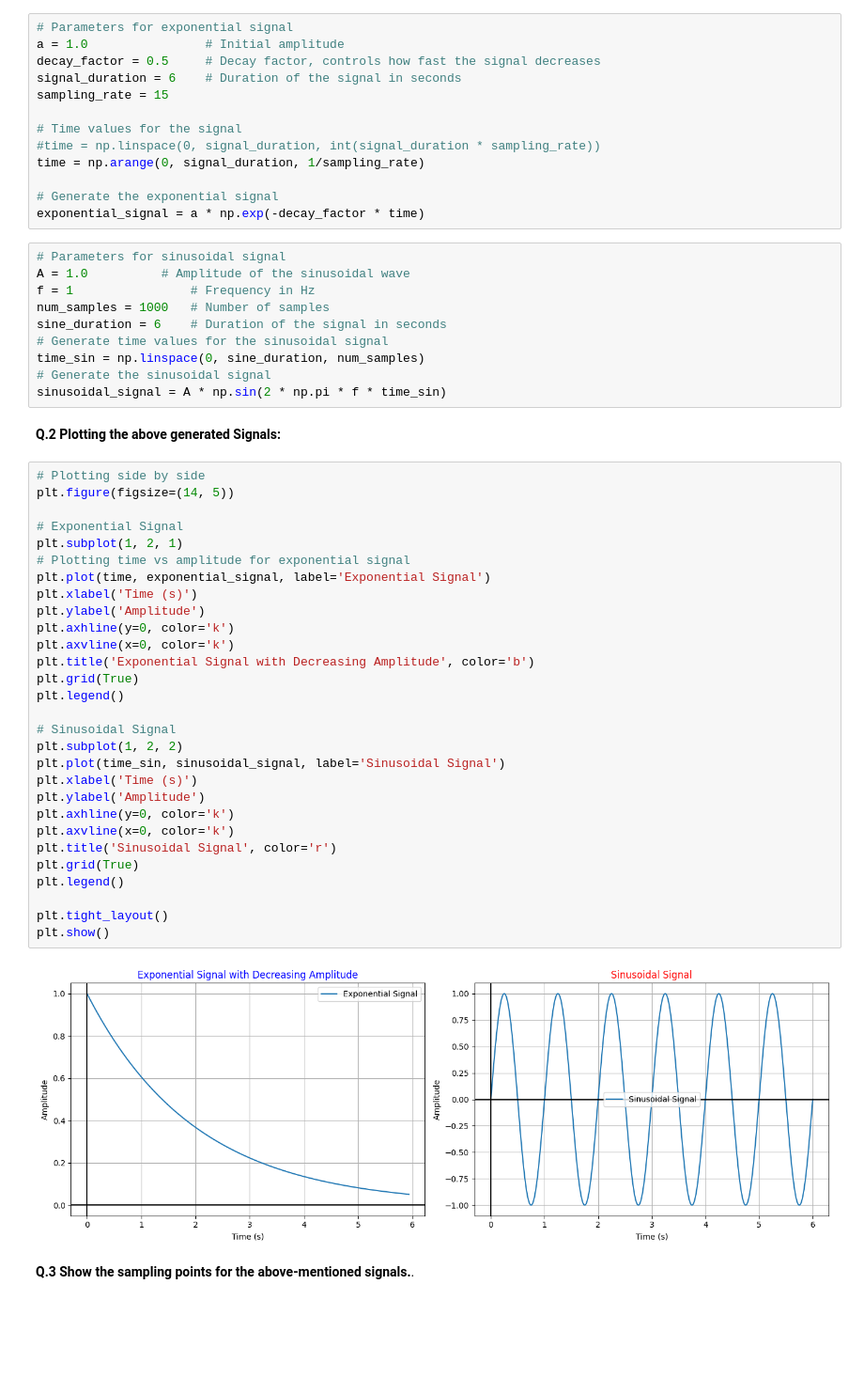
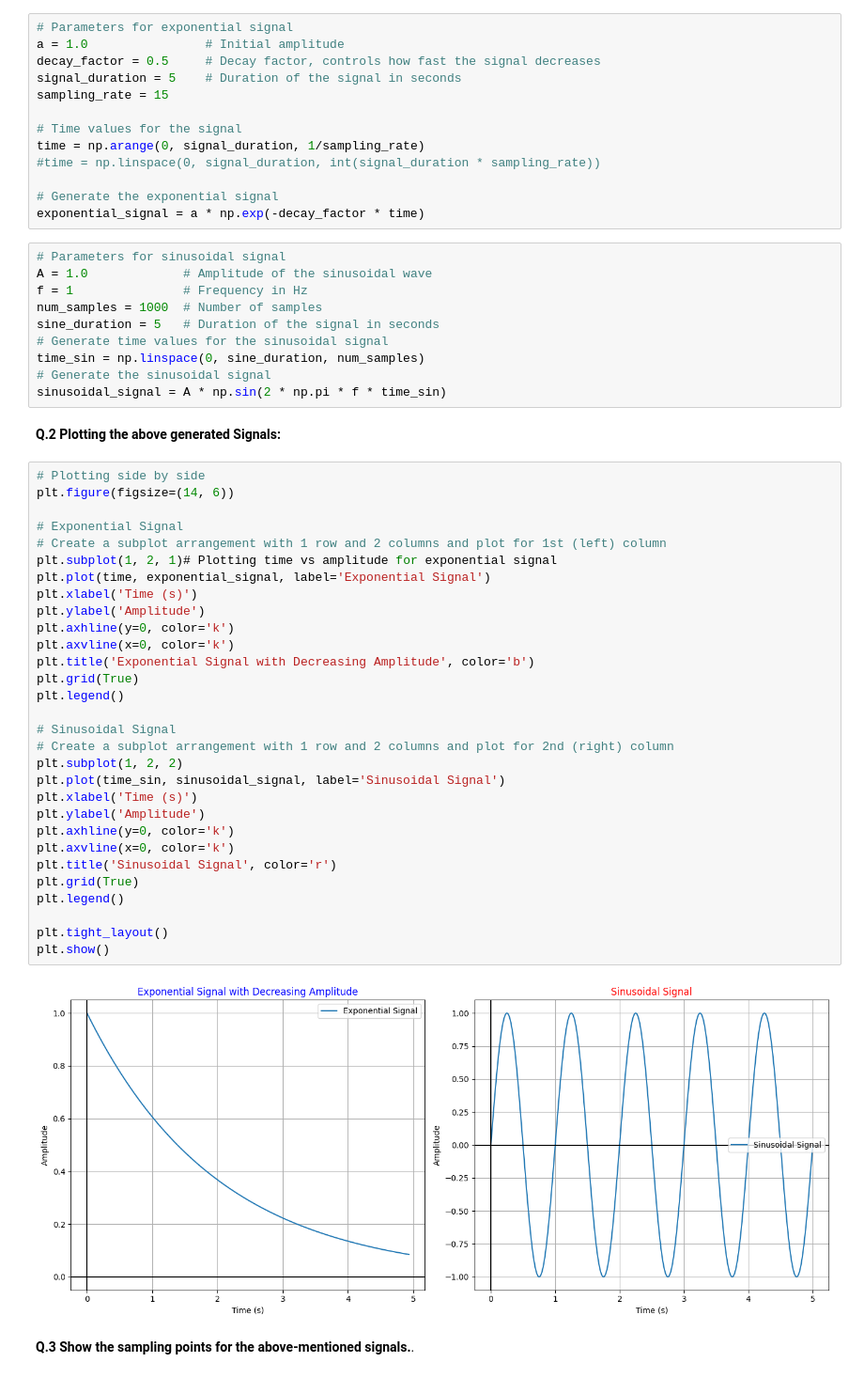
Before and after one commit to justsaumit/MCC, a Jupyter notebook: Lab01/Lab01-Sampling_and_Quantization.ipynb, the cells around one changed output. Shown at 94% size. Saved outputs shown, nothing was run; the diff lists cells and outputs as text; blank space fills up the shorter version.

Commit message:
Lab01 - Quantization and Sampling improving Formatting

```diff
--- a/Lab01/Lab01-Sampling_and_Quantization.ipynb
+++ b/Lab01/Lab01-Sampling_and_Quantization.ipynb
@@ -25,21 +25,21 @@ For a sinusoidal signal, the equation is `x(t) = A * sin(2 * pi * f * t)`, where
 # Parameters for exponential signal
 a = 1.0                # Initial amplitude
 decay_factor = 0.5     # Decay factor, controls how fast the signal decreases
-signal_duration = 6    # Duration of the signal in seconds
+signal_duration = 5    # Duration of the signal in seconds
 sampling_rate = 15
 
 # Time values for the signal
+time = np.arange(0, signal_duration, 1/sampling_rate)
 #time = np.linspace(0, signal_duration, int(signal_duration * sampling_rate))
-time = np.arange(0, signal_duration, 1/sampling_rate)
 
 # Generate the exponential signal
 exponential_signal = a * np.exp(-decay_factor * time)
 # %%
 # Parameters for sinusoidal signal
-A = 1.0          # Amplitude of the sinusoidal wave
-f = 1                # Frequency in Hz
-num_samples = 1000   # Number of samples
-sine_duration = 6    # Duration of the signal in seconds
+A = 1.0             # Amplitude of the sinusoidal wave
+f = 1               # Frequency in Hz
+num_samples = 1000  # Number of samples
+sine_duration = 5   # Duration of the signal in seconds
 # Generate time values for the sinusoidal signal
 time_sin = np.linspace(0, sine_duration, num_samples)
 # Generate the sinusoidal signal
@@ -48,35 +48,36 @@ sinusoidal_signal = A * np.sin(2 * np.pi * f * time_sin)
 **Q.2 Plotting the above generated Signals:**
 # %%
 # Plotting side by side
-plt.figure(figsize=(14, 5))
+plt.figure(figsize=(14, 6))
 
 # Exponential Signal
-plt.subplot(1, 2, 1)
-# Plotting time vs amplitude for exponential signal
+# Create a subplot arrangement with 1 row and 2 columns and plot for 1st (left) column
+plt.subplot(1, 2, 1)# Plotting time vs amplitude for exponential signal
 plt.plot(time, exponential_signal, label='Exponential Signal')
 plt.xlabel('Time (s)')
 plt.ylabel('Amplitude')
 plt.axhline(y=0, color='k')
 plt.axvline(x=0, color='k')
 plt.title('Exponential Signal with Decreasing Amplitude', color='b')
 plt.grid(True)
 plt.legend()
 
 # Sinusoidal Signal
+# Create a subplot arrangement with 1 row and 2 columns and plot for 2nd (right) column
 plt.subplot(1, 2, 2)
 plt.plot(time_sin, sinusoidal_signal, label='Sinusoidal Signal')
 plt.xlabel('Time (s)')
 plt.ylabel('Amplitude')
 plt.axhline(y=0, color='k')
 plt.axvline(x=0, color='k')
 plt.title('Sinusoidal Signal', color='r')
 plt.grid(True)
 plt.legend()
 
 plt.tight_layout()
 plt.show()
 # %% [output]
-[figure, old version]
+[figure, new version]
 # %% [markdown]
 **Q.3 Show the sampling points for the above-mentioned signals.**.
 # %%
```
Also changed, not shown: parts of 4 cells of this notebook.
